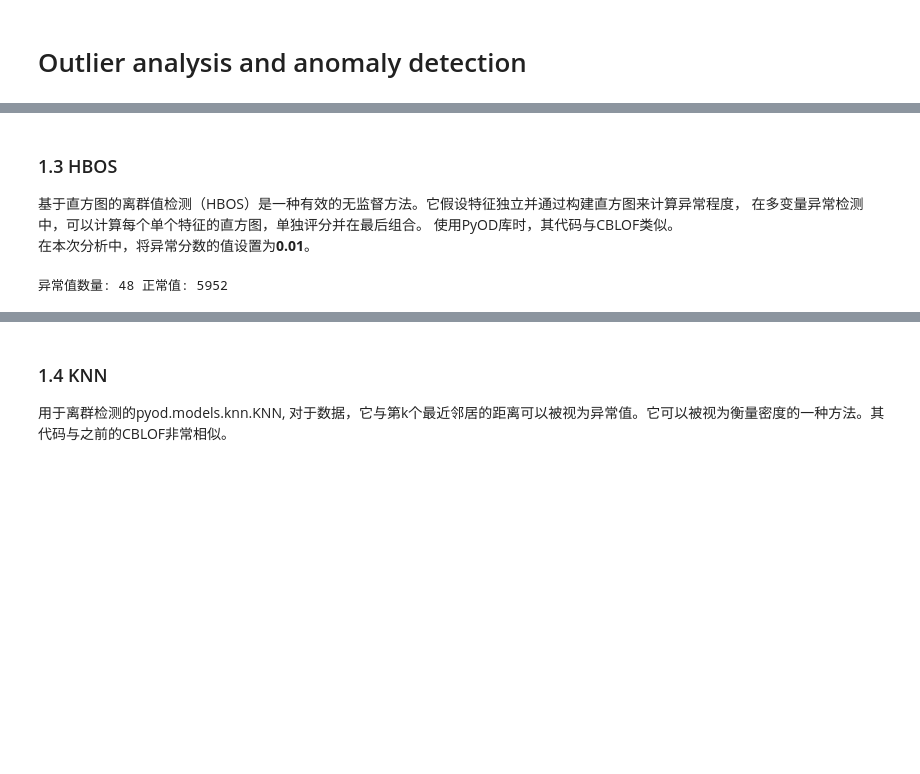
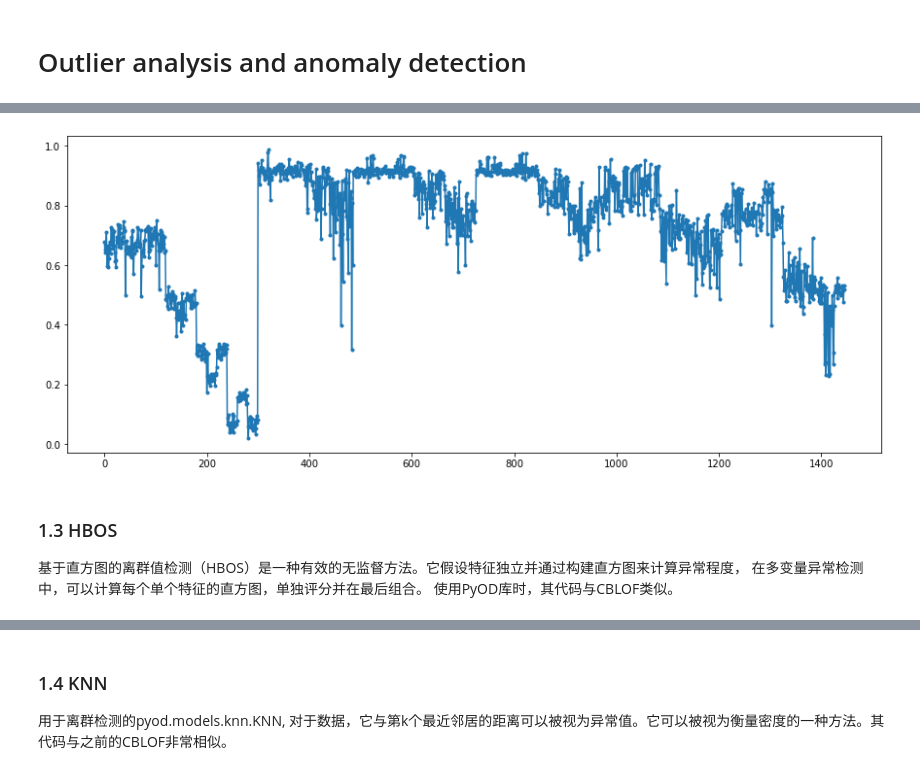
Before and after one commit to Laoannnnn/DataMing4, a Jupyter notebook: outlier.ipynb, the cells around one changed output, grey strips where cells are left out. Saved outputs shown, nothing was run; the diff lists cells and outputs as text; code cells hidden in the pictures; blank space fills up the shorter version.

```diff
--- a/outlier.ipynb
+++ b/outlier.ipynb
@@ -31,12 +30,7 @@ files = []
 for filename in os.listdir(path):
     file_path = os.path.join(path, filename)
     files.append(file_path)
-train_rate = 0.8
 num_files = len(files)
 print("Number of benchmark files: " , num_files)
-print("File 0: ", files[0])
-df0 = pd.read_csv(files[0])
-print("DataFrame shape:", df0.shape)
-df0.head()
 # %% [output]
 Number of benchmark files:  1500
@@ -53,6 +36,0 @@ DataFrame shape: (6000, 9)
-# %%
-df = pd.read_csv(files[np.random.randint(0, num_files)])
-X1 = df['R'].values.reshape(-1,1)
-X2 = df['G'].values.reshape(-1,1)
-X3 = df['B'].values.reshape(-1,1)
-X = np.concatenate((X1, X2, X3),axis=1)
@@ -64,18 +54,0 @@ CBLOF将数据集和由聚类算法生成的聚类模型作为输入。它使用
-# %%
-#设定异常值比例
-outliers_fraction = 0.01
-
-#定义CBLOF模型
-clf = CBLOF(contamination=outliers_fraction,check_estimator=False, random_state=0)
-
-#训练数据
-clf.fit(X)
-# 预测异常值分数
-scores_pred = clf.decision_function(X) * -1
-
-# 预测异常值和正常值的数据
-y_pred = clf.predict(X)
-n_inliers = len(y_pred) - np.count_nonzero(y_pred)
-n_outliers = np.count_nonzero(y_pred == 1)
-
-print('异常值数量:',n_outliers,'正常值数量:',n_inliers)
@@ -84,18 +110,10 @@ print('异常值数量:',n_outliers,'正常值数量:',n_inliers)
+# %%
+plt.figure(figsize=(15, 6))
+x_data = [x for x in range(len(cblof_roc))]
+plt.plot(x_data, cblof_roc, '.-')
+plt.show()
+# %% [output]
+[figure, added]
 # %% [markdown]
 ### 1.3 HBOS
 基于直方图的离群值检测（HBOS）是一种有效的无监督方法。它假设特征独立并通过构建直方图来计算异常程度， 在多变量异常检测中，可以计算每个单个特征的直方图，单独评分并在最后组合。 使用PyOD库时，其代码与CBLOF类似。
-在本次分析中，将异常分数的值设置为**0.01**。
-# %%
-outliers_fraction = 0.01
-clf = HBOS(contamination=outliers_fraction)
-clf.fit(X)
-
-scores_pred = clf.decision_function(X) * -1
-
-y_pred = clf.predict(X)
-n_inliers = len(y_pred) - np.count_nonzero(y_pred)
-n_outliers = np.count_nonzero(y_pred == 1)
-
-print('异常值数量:',n_outliers,'正常值:',n_inliers)
-# %% [output]
-异常值数量: 48 正常值: 5952
```
Also changed, not shown: parts of 32 cells of this notebook.
